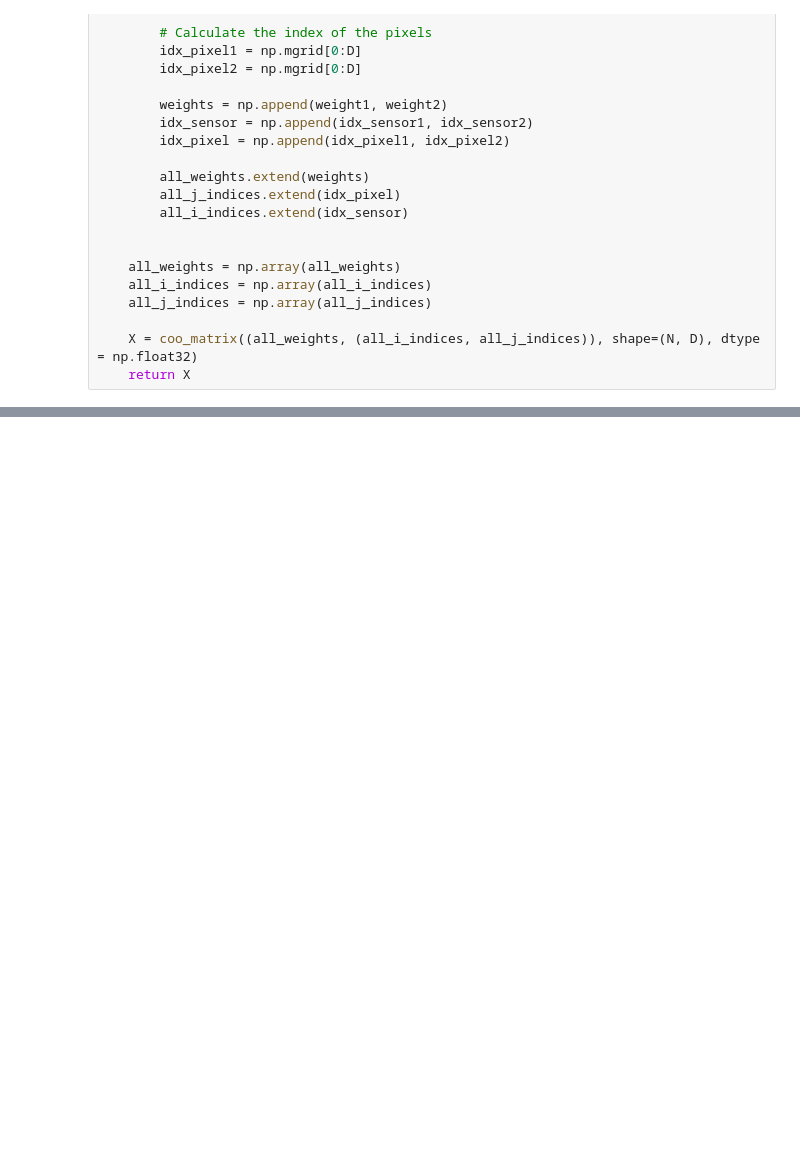
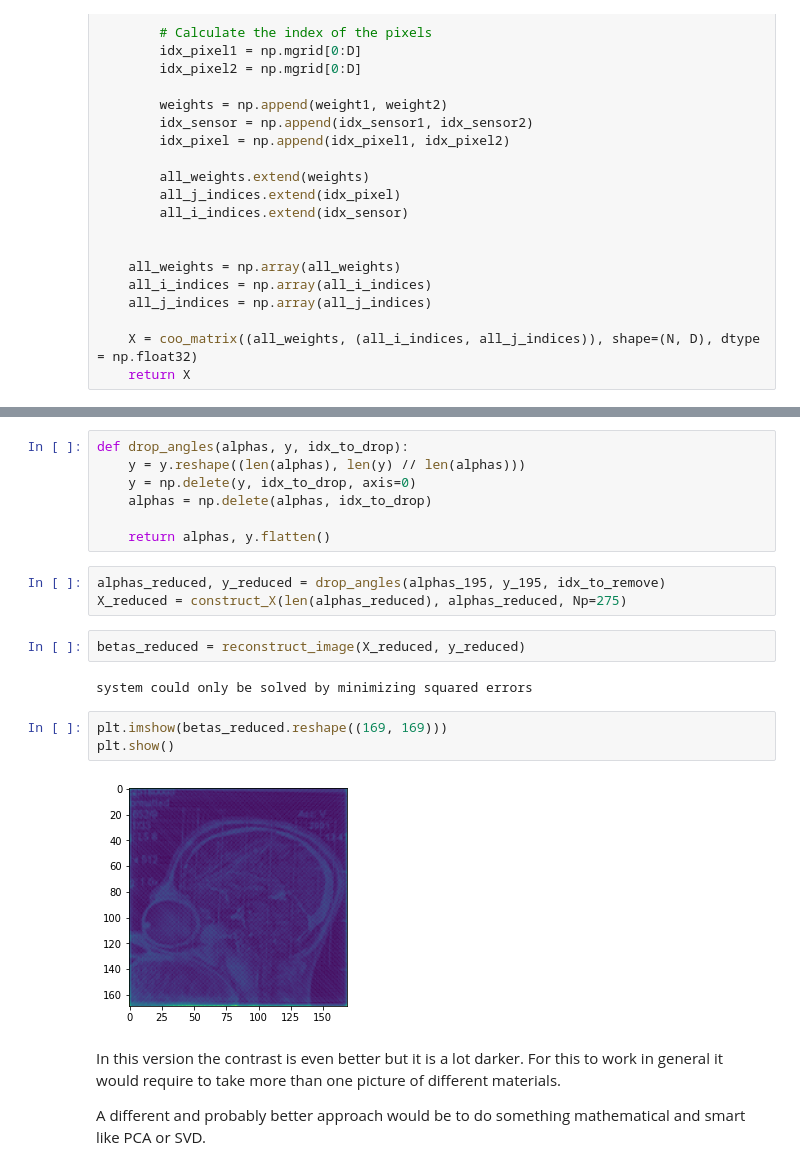
Before and after one commit to J-Gann/FML, a Jupyter notebook: ex05/tomography.ipynb, the cells around one changed output, grey strips where cells are left out. Cells and saved outputs as stored; diff of their text form; blank space fills up the shorter version.

```diff
--- a/ex05/tomography.ipynb
+++ b/ex05/tomography.ipynb
@@ -88,0 +140,24 @@ plt.show()
+# %%
+def drop_angles(alphas, y, idx_to_drop):
+    y = y.reshape((len(alphas), len(y) // len(alphas)))
+    y = np.delete(y, idx_to_drop, axis=0)
+    alphas = np.delete(alphas, idx_to_drop)
+
+    return alphas, y.flatten()
+# %%
+alphas_reduced, y_reduced = drop_angles(alphas_195, y_195, idx_to_remove)
+X_reduced = construct_X(len(alphas_reduced), alphas_reduced, Np=275)
+# %%
+betas_reduced = reconstruct_image(X_reduced, y_reduced)
+# %% [output]
+system could only be solved by minimizing squared errors
+# %%
+plt.imshow(betas_reduced.reshape((169, 169)))
+plt.show()
+# %% [output]
+[figure, added]
+# %% [markdown]
+In this version the contrast is even better but it is a lot darker.
+For this to work in general it would require to take more than one picture of different materials.
+
+A different and probably better approach would be to do something mathematical and smart like PCA or SVD.
```
Also changed, not shown: parts of 17 cells of this notebook.
